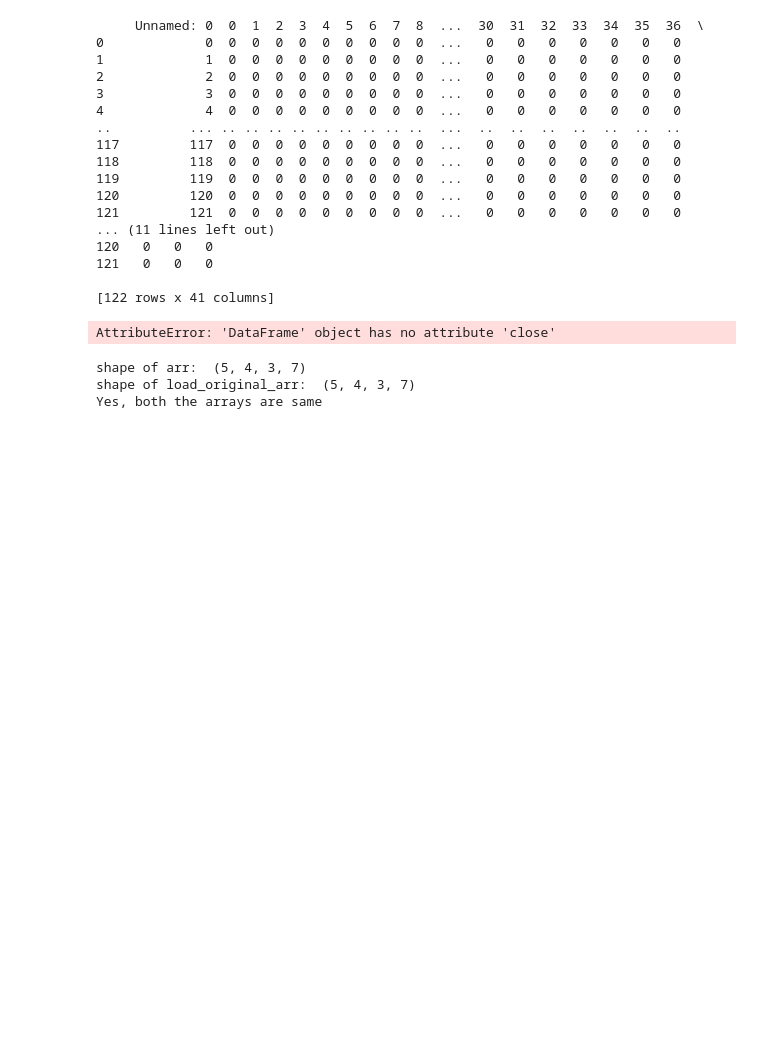
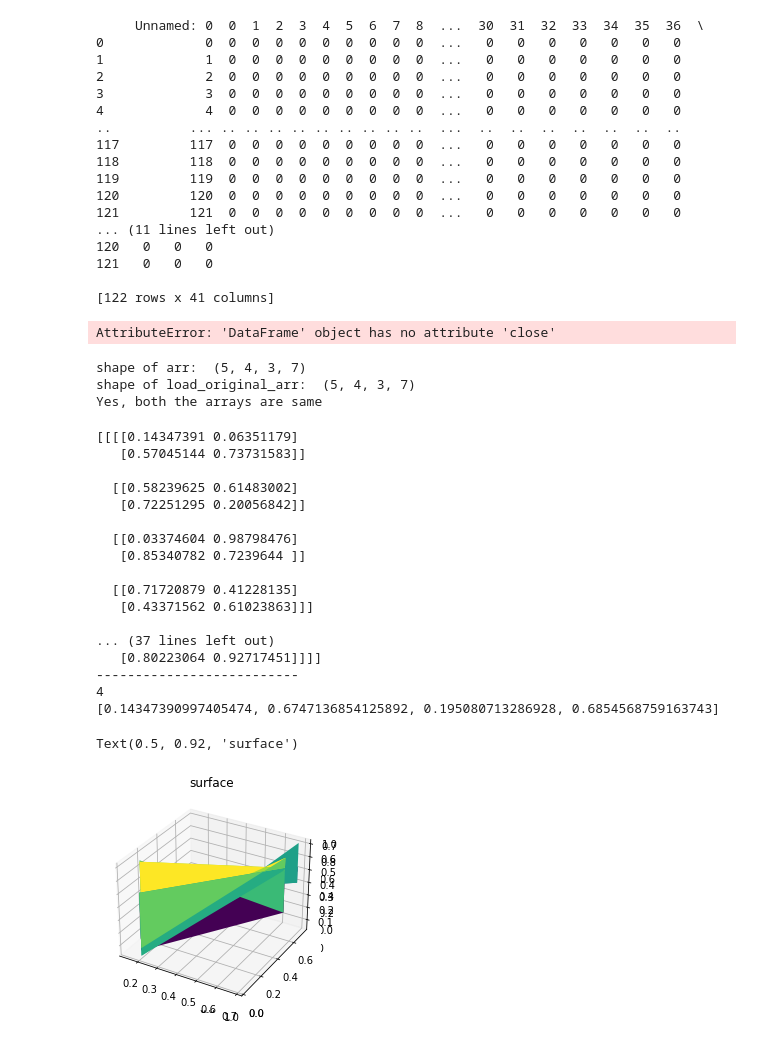
Before and after one commit to T2ooomasz/Algorytmy-Metaheurystyczne, a Jupyter notebook: TabuSearch/tabu_search.ipynb, the cells around one changed output. Saved outputs shown, nothing was run; the diff lists cells and outputs as text; code cells hidden in the pictures; blank space fills up the shorter version.

```diff
--- a/TabuSearch/tabu_search.ipynb
+++ b/TabuSearch/tabu_search.ipynb
@@ -166,3 +166,56 @@ else:
 shape of arr:  (5, 4, 3, 7)
 shape of load_original_arr:  (5, 4, 3, 7)
 Yes, both the arrays are same
+# %%
+import matplotlib.pyplot as plt
+from mpl_toolkits import mplot3d
+%matplotlib inline
+import numpy as np
+import matplotlib.pyplot as plt
+fig = plt.figure()
+ax = plt.axes(projection='3d')
+arr = np.random.rand(4, 4, 2, 2)
+print(arr)
+print('--------------------------')
+X = arr.shape[0]
+Y = arr.shape[1]
+Z = arr.shape[2]
+x = []
+y = []
+z = np.zeros((arr.shape[0],arr.shape[1]))
+print(X)
+for i in range(X):
+    x.append(arr[i,0,0,0])
+for j in range(Y):
+    y.append(arr[0,j,0,0])
+for i in range(X):
+    for j in range(Y):
+        z[i][j] = arr[i,j,0,0]
+print(x)
+Xx = np.array(x)
+Yy = np.array(y)
+Zz = np.array(z)
+ax = plt.axes(projection='3d')
+ax.plot_surface(Xx, Yy, Zz, rstride=1, cstride=1,
+                cmap='viridis', edgecolor='none')
+ax.set_title('surface')
+# %% [output]
+[[[[0.14347391 0.06351179]
+   [0.57045144 0.73731583]]
+
+  [[0.58239625 0.61483002]
+   [0.72251295 0.20056842]]
+
+  [[0.03374604 0.98798476]
+   [0.85340782 0.7239644 ]]
+
+  [[0.71720879 0.41228135]
+   [0.43371562 0.61023863]]]
+
+... (37 lines left out)
+   [0.80223064 0.92717451]]]]
+--------------------------
+4
+[0.14347390997405474, 0.6747136854125892, 0.195080713286928, 0.6854568759163743]
+Text(0.5, 0.92, 'surface')
+[figure, added]
```
Also changed, not shown: parts of 16 cells of this notebook, 7 other files.
